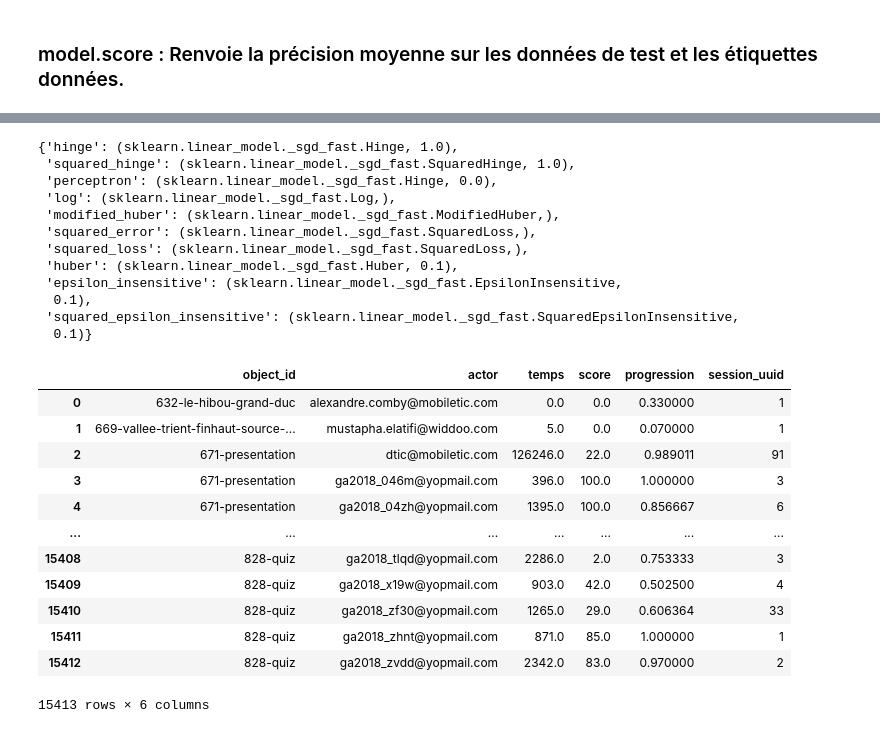
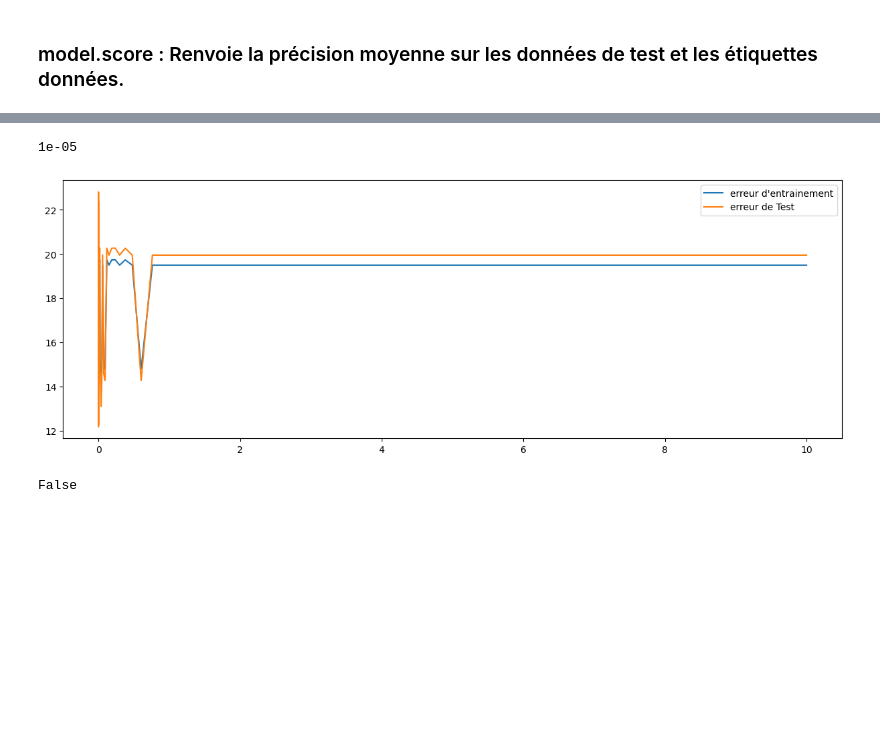
Before and after one commit to DJIGIFA/ODC-ML-DGS, a Jupyter notebook: Untitled.ipynb, the cells around one changed output, grey strips where cells are left out. Saved outputs shown, nothing was run; the diff lists cells and outputs as text; code cells hidden in the pictures; blank space fills up the shorter version.

```diff
--- a/Untitled.ipynb
+++ b/Untitled.ipynb
@@ -44,28 +73,2 @@ alphas = np.logspace(-5, 1, 60)
 # %% [markdown]
 ###  model.score : Renvoie la précision moyenne sur les données de test et les étiquettes données.
-# %%
-
-train_precision = list()
-test_precision = list()
-for i in alphas :
-    model.set_params(alpha=i)
-    model.fit(X_train, y_train)
-    train_precision.append(model.score(X_train, y_train))
-    test_precision.append(model.score(X_test, y_test))
-# train_precision, test_precision
-
-
-indice_alpha_optimal_1 = np.argmax(test_precision)
-alpha_optimal_1 = alphas[indice_alpha_optimal_1]
-# alpha_optimal_1
-
-fig, ax = plt.subplots(figsize=(15, 5))
-
-ax.plot(alphas, train_precision, label="precision d'entrainement")
-ax.plot(alphas, test_precision, label="precision de Test")
-
-ax.legend();
-alpha_optimal_1
-
-# np.argmax(test_precision)
-# test_precision,alphas
@@ -143,31 +172,25 @@ SGDRegressor(eta0=1.5, learning_rate='constant', random_state=1, verbose=False)
-# %%
-model.loss_functions
-# %% [output]
-{'hinge': (sklearn.linear_model._sgd_fast.Hinge, 1.0),
- 'squared_hinge': (sklearn.linear_model._sgd_fast.SquaredHinge, 1.0),
- 'perceptron': (sklearn.linear_model._sgd_fast.Hinge, 0.0),
- 'log': (sklearn.linear_model._sgd_fast.Log,),
- 'modified_huber': (sklearn.linear_model._sgd_fast.ModifiedHuber,),
- 'squared_error': (sklearn.linear_model._sgd_fast.SquaredLoss,),
- 'squared_loss': (sklearn.linear_model._sgd_fast.SquaredLoss,),
- 'huber': (sklearn.linear_model._sgd_fast.Huber, 0.1),
- 'epsilon_insensitive': (sklearn.linear_model._sgd_fast.EpsilonInsensitive,
-  0.1),
- 'squared_epsilon_insensitive': (sklearn.linear_model._sgd_fast.SquaredEpsilonInsensitive,
-  0.1)}
+# %%
+alpha_rg_ERREUR = getAplhaPourErreur(X_train=X_train_rg,
+                                   X_test=X_test_rg,
+                                   y_train=y_train_rg,
+                                   y_test=y_test_rg,
+                                   model_=model_rg,
+                                   afficher_graph=True)
+alpha_rg_ERREUR
+# %% [output]
+1e-05
+[figure, added]
+# %%
+alpha_rg_ERREUR == alpha_rg_PRECISION
+# %% [output]
+False
 # %%
-dataset
+model_rg.set_params(alpha=alpha_rg_ERREUR)
+
+model_rg.fit(X_train_rg,y_train_rg)
+
+rg_score = model_rg.score(X_train_rg,y_train_rg)
+rg_tmp_test_predict = model_rg.predict(X_train_rg)
+
+
+rg_log_loss = metrics.log_loss(y_train_rg,rg_tmp_test_predict)
-# %% [output]
-|  | object_id | actor | temps | score | progression | session_uuid |
-| 0 | 632-le-hibou-grand-duc | alexandre.comby@mobiletic.com | 0.0 | 0.0 | 0.330000 | 1 |
-| 1 | 669-vallee-trient-finhaut-source-... | mustapha.elatifi@widdoo.com | 5.0 | 0.0 | 0.070000 | 1 |
-| 2 | 671-presentation | dtic@mobiletic.com | 126246.0 | 22.0 | 0.989011 | 91 |
-| 3 | 671-presentation | ga2018_046m@yopmail.com | 396.0 | 100.0 | 1.000000 | 3 |
-| 4 | 671-presentation | ga2018_04zh@yopmail.com | 1395.0 | 100.0 | 0.856667 | 6 |
-| ... | ... | ... | ... | ... | ... | ... |
-| 15408 | 828-quiz | ga2018_tlqd@yopmail.com | 2286.0 | 2.0 | 0.753333 | 3 |
-| 15409 | 828-quiz | ga2018_x19w@yopmail.com | 903.0 | 42.0 | 0.502500 | 4 |
-| 15410 | 828-quiz | ga2018_zf30@yopmail.com | 1265.0 | 29.0 | 0.606364 | 33 |
-| 15411 | 828-quiz | ga2018_zhnt@yopmail.com | 871.0 | 85.0 | 1.000000 | 1 |
-| 15412 | 828-quiz | ga2018_zvdd@yopmail.com | 2342.0 | 83.0 | 0.970000 | 2 |
-15413 rows × 6 columns
```
Also changed, not shown: parts of 24 cells of this notebook.
